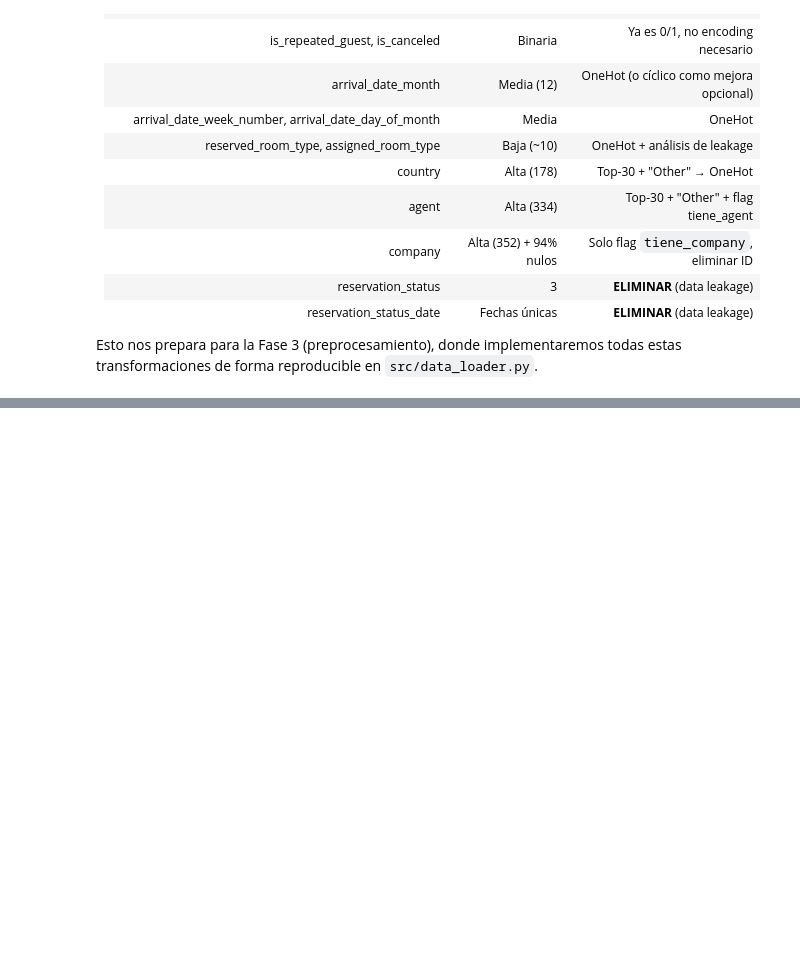
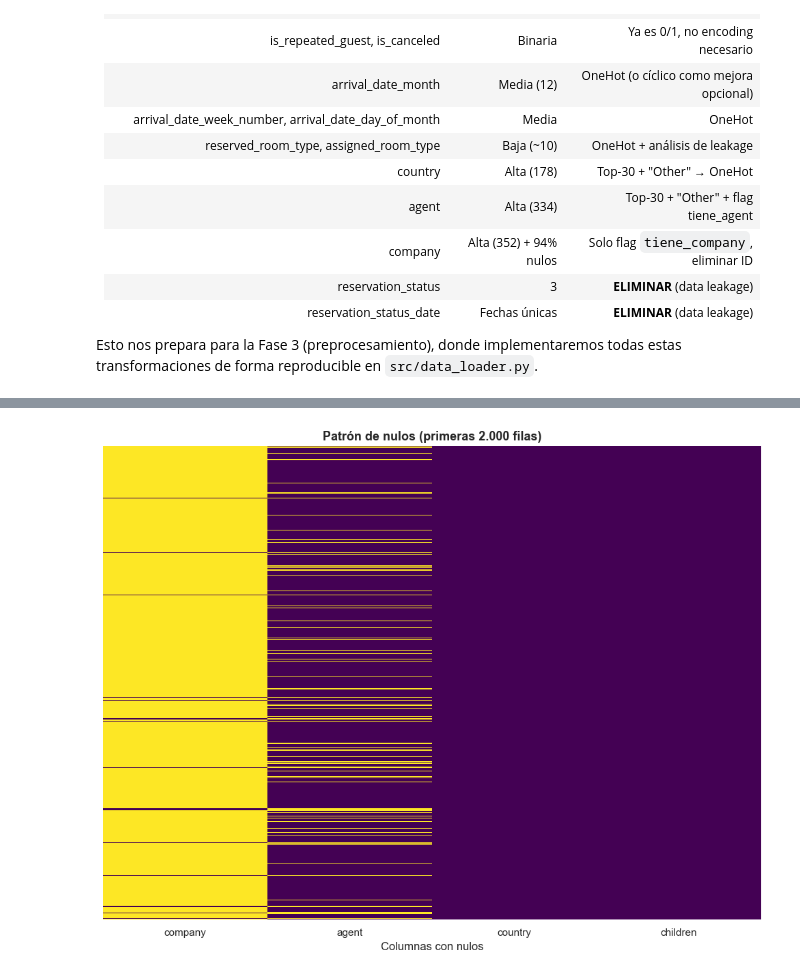
Before and after one commit to jumarfradev/practica-final-ml, a Jupyter notebook: notebooks/exploracion/01_eda_inicial.ipynb, the cells around one changed output, grey strips where cells are left out. Cells and saved outputs as stored; diff of their text form; code cells hidden in the pictures; blank space fills up the shorter version.

Commit message:
Estrategia de datos nulos

```diff
--- a/notebooks/exploracion/01_eda_inicial.ipynb
+++ b/notebooks/exploracion/01_eda_inicial.ipynb
@@ -1223,0 +1242,14 @@ transformaciones de forma reproducible en `src/data_loader.py`.
+# %%
+"""Resumen formal de nulos por columna."""
+
+resumen_nulos = pd.DataFrame({
+    "n_nulos": df.isnull().sum(),
+    "pct_nulos": (df.isnull().sum() / len(df) * 100).round(2),
+}).sort_values("pct_nulos", ascending=False)
+
+# Filtrar solo las que tienen nulos
+nulos = resumen_nulos[resumen_nulos["n_nulos"] > 0]
+print(f"Columnas con al menos un nulo: {len(nulos)} de {df.shape[1]}")
+print(f"Total de celdas nulas en el dataset: {df.isnull().sum().sum():,}")
+print(f"Porcentaje global de celdas nulas: {(df.isnull().sum().sum() / df.size * 100):.2f}%\n")
+nulos
@@ -1223,0 +1278,22 @@ transformaciones de forma reproducible en `src/data_loader.py`.
+# %%
+"""Heatmap de patrones de nulos."""
+
+# Crear matriz binaria: 1 si nulo, 0 si no
+matriz_nulos = df.isnull().astype(int)
+
+# Solo las columnas con nulos para no saturar el gráfico
+cols_con_nulos = nulos.index.tolist()
+
+plt.figure(figsize=(10, 8))
+sns.heatmap(
+    matriz_nulos[cols_con_nulos].head(2000),  # primeras 2000 filas para visualizar
+    cbar=False,
+    cmap="viridis",
+    yticklabels=False,
+)
+plt.title("Patrón de nulos (primeras 2.000 filas)", fontsize=13, fontweight="bold")
+plt.xlabel("Columnas con nulos")
+plt.tight_layout()
+plt.show()
+# %% [output]
+[figure, added]
```
Also changed, not shown: parts of 11 cells of this notebook.
